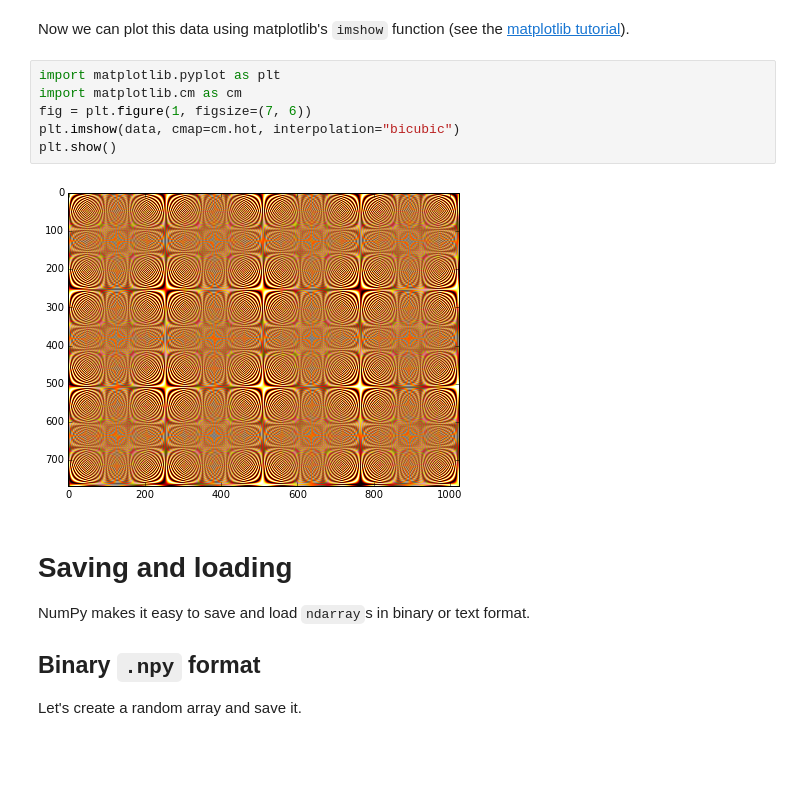
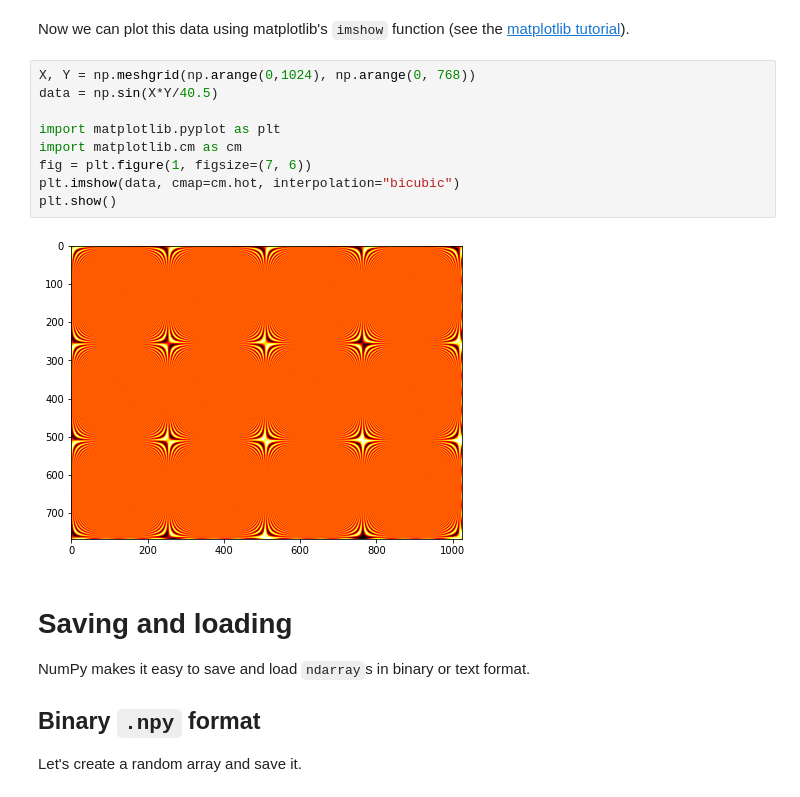
Before and after one commit to fangkun119/handson-ml, a Jupyter notebook: tools_numpy.ipynb, the cells around one changed output. Cells and saved outputs as stored; diff of their text form; blank space fills up the shorter version.

```diff
--- a/tools_numpy.ipynb
+++ b/tools_numpy.ipynb
@@ -1477,13 +1937,16 @@ data = np.sin(X*Y/40.5)
 # %% [markdown]
 Now we can plot this data using matplotlib's `imshow` function (see the [matplotlib tutorial](tools_matplotlib.ipynb)).
 # %%
+X, Y = np.meshgrid(np.arange(0,1024), np.arange(0, 768))
+data = np.sin(X*Y/40.5)
+
 import matplotlib.pyplot as plt
 import matplotlib.cm as cm
 fig = plt.figure(1, figsize=(7, 6))
 plt.imshow(data, cmap=cm.hot, interpolation="bicubic")
 plt.show()
 # %% [output]
-[figure, old version]
+[figure, new version]
 # %% [markdown]
 # Saving and loading
 NumPy makes it easy to save and load `ndarray`s in binary or text format.
```
Also changed, not shown: parts of 225 cells of this notebook.
